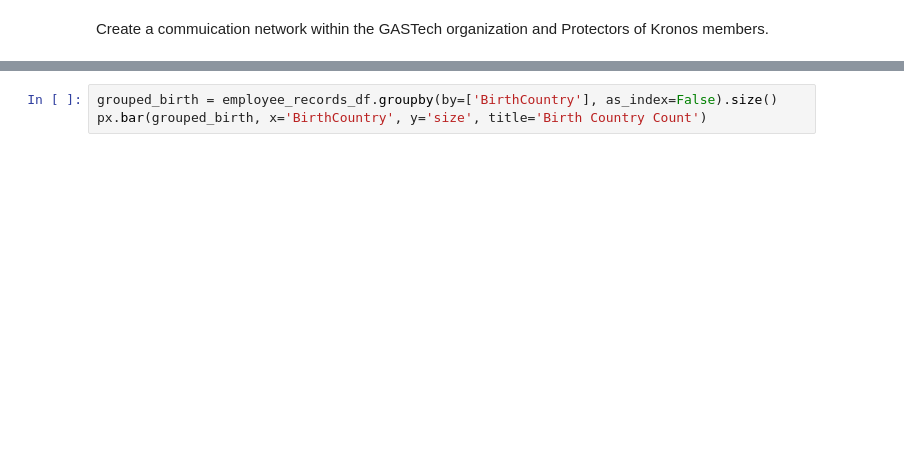
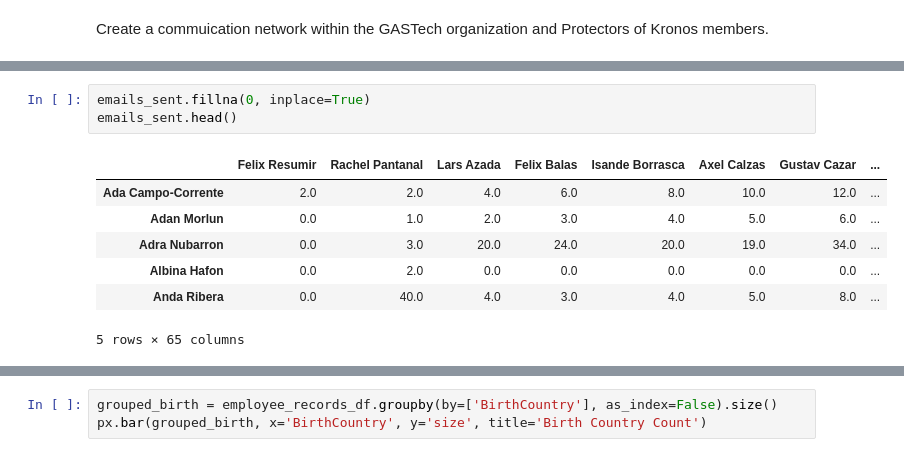
Before and after one commit to hypothetical-lemon/COMP4449-capstone, a Jupyter notebook: final/KronosKidnapping/heather_lemon_final_kidnappingreport.ipynb, the cells around one changed output, grey strips where cells are left out. Drawn from its saved outputs; the diff is of its cells as text; blank space fills up the shorter version.

```diff
--- a/final/KronosKidnapping/heather_lemon_final_kidnappingreport.ipynb
+++ b/final/KronosKidnapping/heather_lemon_final_kidnappingreport.ipynb
@@ -517,0 +563,11 @@ employee_records_df.head()
+# %%
+emails_sent.fillna(0, inplace=True)
+emails_sent.head()
+# %% [output]
+|  | Felix Resumir | Rachel Pantanal | Lars Azada | Felix Balas | Isande Borrasca | Axel Calzas | Gustav Cazar | ... |
+| Ada Campo-Corrente | 2.0 | 2.0 | 4.0 | 6.0 | 8.0 | 10.0 | 12.0 | ... |
+| Adan Morlun | 0.0 | 1.0 | 2.0 | 3.0 | 4.0 | 5.0 | 6.0 | ... |
+| Adra Nubarron | 0.0 | 3.0 | 20.0 | 24.0 | 20.0 | 19.0 | 34.0 | ... |
+| Albina Hafon | 0.0 | 2.0 | 0.0 | 0.0 | 0.0 | 0.0 | 0.0 | ... |
+| Anda Ribera | 0.0 | 40.0 | 4.0 | 3.0 | 4.0 | 5.0 | 8.0 | ... |
+5 rows × 65 columns
```
Also changed, not shown: parts of 28 cells of this notebook, 1 other file.
